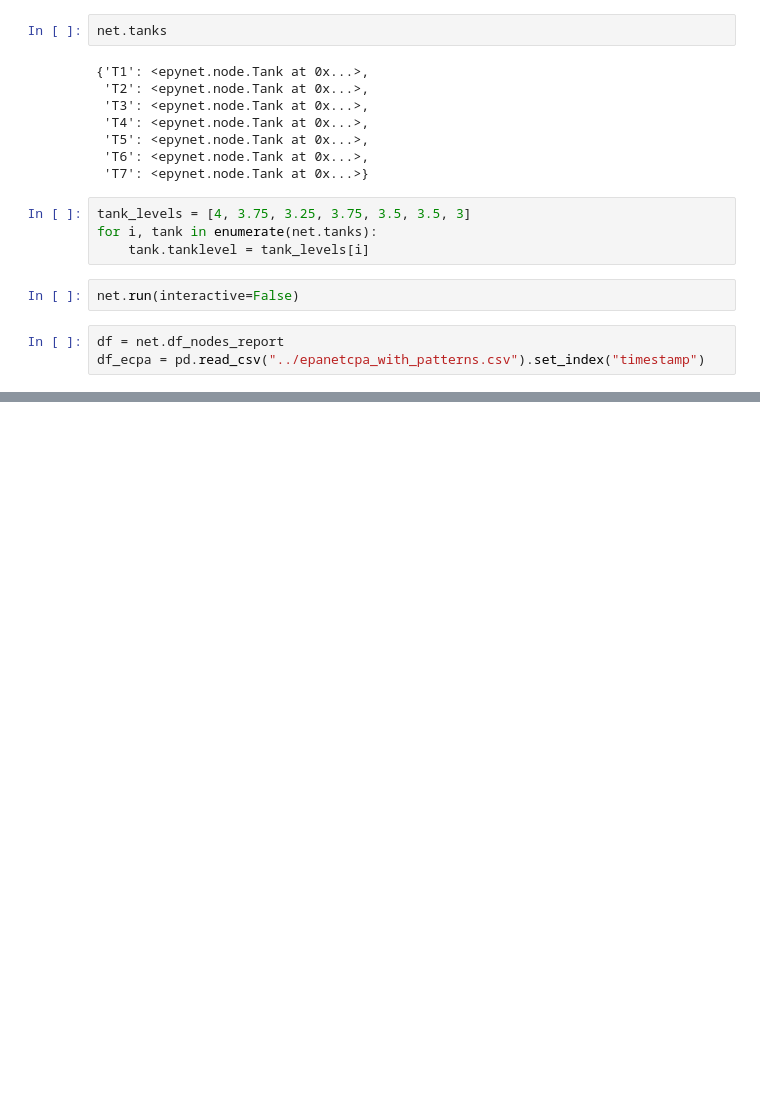
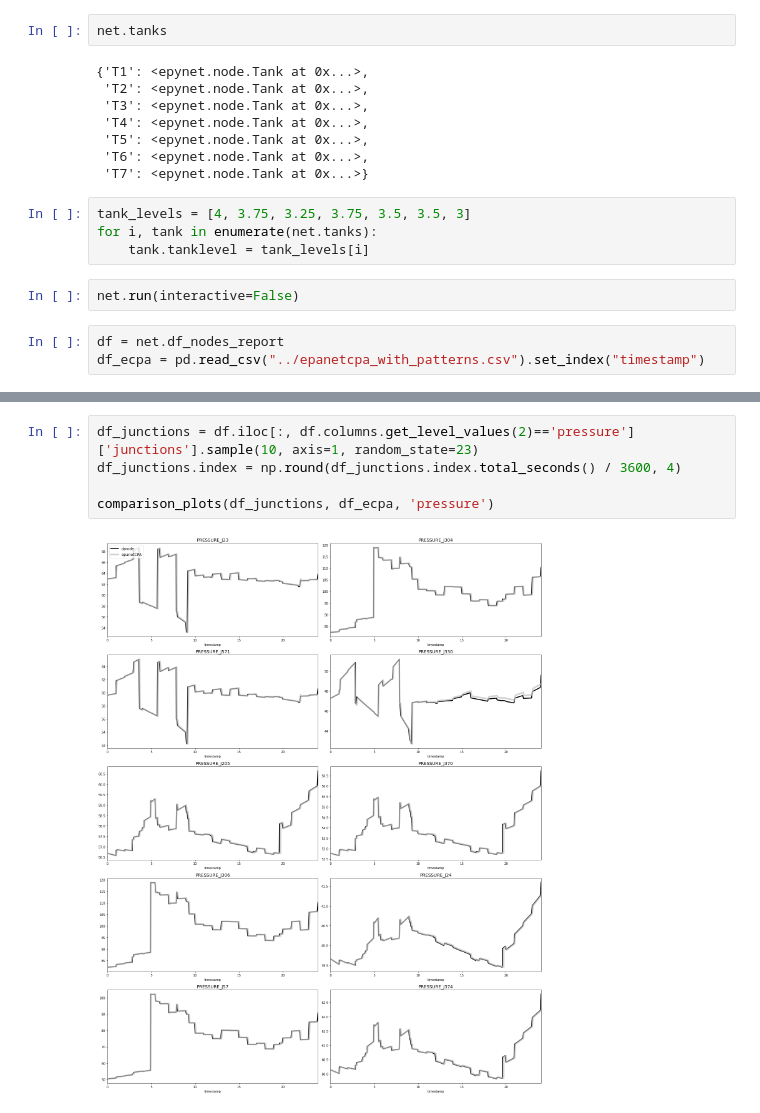
Before and after one commit to Daveonwave/msc_thesis, a Jupyter notebook: notebooks/simul_comparison.ipynb, the cells around one changed output, grey strips where cells are left out. Drawn from its saved outputs; the diff is of its cells as text; blank space fills up the shorter version.

```diff
--- a/notebooks/simul_comparison.ipynb
+++ b/notebooks/simul_comparison.ipynb
@@ -207,0 +231,7 @@ comparison_plots(df_pumps, df_ecpa, 'status')
+# %%
+df_junctions = df.iloc[:, df.columns.get_level_values(2)=='pressure']['junctions'].sample(10, axis=1, random_state=23)
+df_junctions.index = np.round(df_junctions.index.total_seconds() / 3600, 4)
+
+comparison_plots(df_junctions, df_ecpa, 'pressure')
+# %% [output]
+[figure, added]
```
Also changed, not shown: parts of 19 cells of this notebook, 10 other files.
